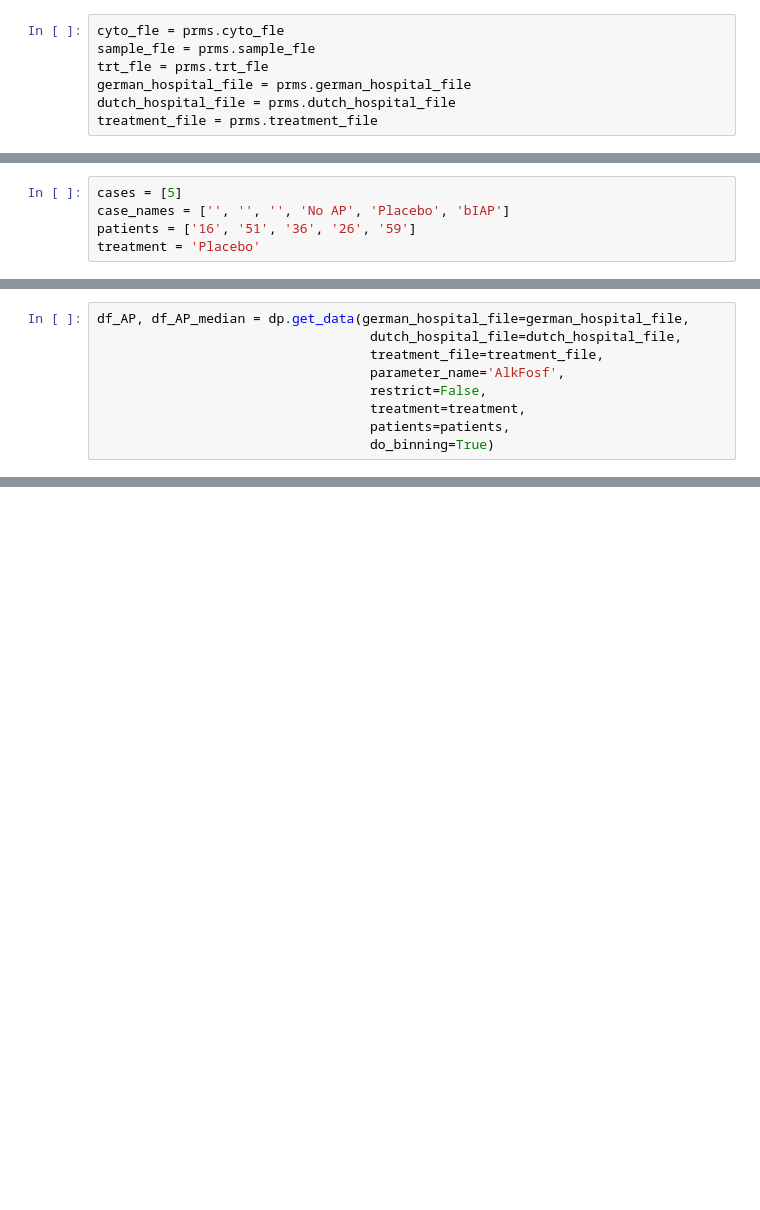
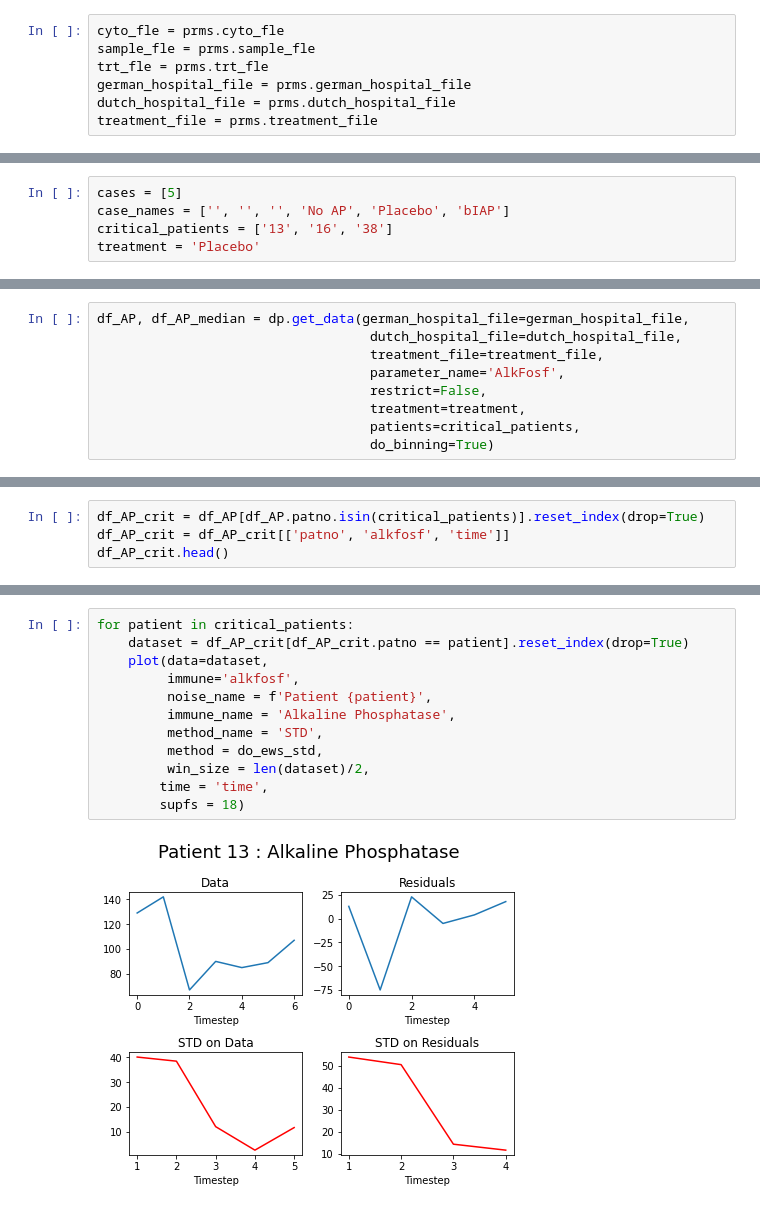
Before and after one commit to UvaCsl/immune-ct, a Jupyter notebook: Part IV - EWS on Data.ipynb, the cells around one changed output, grey strips where cells are left out. Cells and saved outputs as stored; diff of their text form; blank space fills up the shorter version.

Commit message:
Cleaned code by moving functions to utils. Added EWS on data of critical patients.

```diff
--- a/Part IV - EWS on Data.ipynb
+++ b/Part IV - EWS on Data.ipynb
@@ -17,5 +28,5 @@ treatment_file = prms.treatment_file
 # %%
 cases = [5]
 case_names = ['', '', '', 'No AP', 'Placebo', 'bIAP']
-patients = ['16', '51', '36', '26', '59']
+critical_patients = ['13', '16', '38']
 treatment = 'Placebo'
@@ -26,5 +39,5 @@ df_AP, df_AP_median = dp.get_data(german_hospital_file=german_hospital_file,
                                    parameter_name='AlkFosf',
                                    restrict=False,
                                    treatment=treatment,
-                                   patients=patients,
+                                   patients=critical_patients,
                                    do_binning=True)
@@ -65,0 +44,4 @@ array([-4.460e+02,  2.660e+02,  5.600e+01, -1.400e+01, -2.960e+02,
+# %%
+df_AP_crit = df_AP[df_AP.patno.isin(critical_patients)].reset_index(drop=True)
+df_AP_crit = df_AP_crit[['patno', 'alkfosf', 'time']]
+df_AP_crit.head()
@@ -65,0 +80,14 @@ array([-4.460e+02,  2.660e+02,  5.600e+01, -1.400e+01, -2.960e+02,
+# %%
+for patient in critical_patients:
+    dataset = df_AP_crit[df_AP_crit.patno == patient].reset_index(drop=True)
+    plot(data=dataset,
+         immune='alkfosf',
+         noise_name = f'Patient {patient}',
+         immune_name = 'Alkaline Phosphatase',
+         method_name = 'STD',
+         method = do_ews_std,
+         win_size = len(dataset)/2,
+        time = 'time',
+        supfs = 18)
+# %% [output]
+[figure, added]
```
Also changed, not shown: parts of 42 cells of this notebook, 3 other files.
